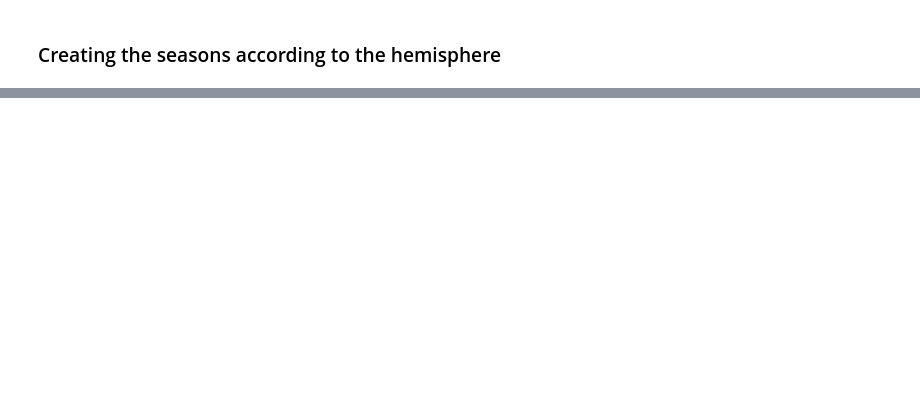
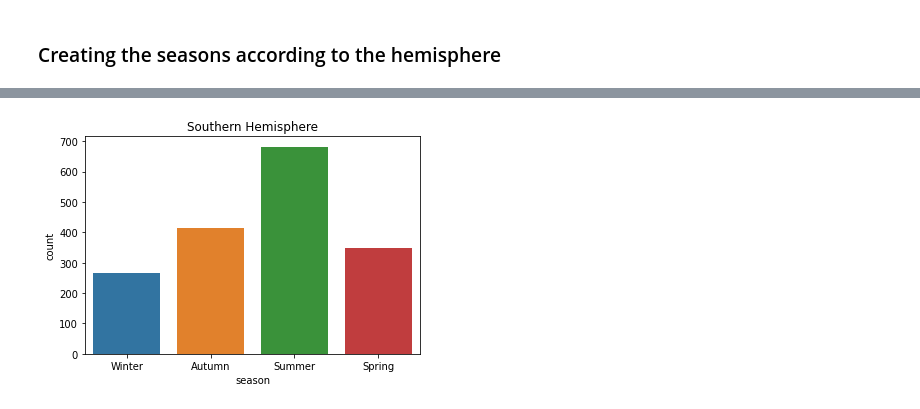
Before and after one commit to David-TC13/project_shark, a Jupyter notebook: Hypothesis 1.ipynb, the cells around one changed output, grey strips where cells are left out. Saved outputs shown, nothing was run; the diff lists cells and outputs as text; code cells hidden in the pictures; blank space fills up the shorter version.

```diff
--- a/Hypothesis 1.ipynb
+++ b/Hypothesis 1.ipynb
@@ -249,0 +166,14 @@ def find_season(month, hemisphere):
+# %%
+df_south= df_concat.loc[df_concat['hemisphere'] == "south"]#subset for southern countries
+# %%
+def south_season(month):
+    season_month_south = {
+            'Dec':'Summer', 'Jan':'Summer', 'Feb':'Summer',
+            'Mar':'Autumn', 'Apr':'Autumn', 'May':'Autumn',
+            'Jun':'Winter', 'Jul':'Winter', 'Aug':'Winter',
+            'Sep':'Spring', 'Oct':'Spring', 'Nov':'Spring'}
+    for key, value in season_month_south.items():
+        if month in key:
+            return value
+# %%
+df_south['season'] = df_south['month'].map(lambda month:south_season(month))
@@ -249,0 +251,4 @@ def find_season(month, hemisphere):
+# %%
+sns.countplot(x=df_south.season).set(title='Southern Hemisphere');
+# %% [output]
+[figure, added]
```
Also changed, not shown: parts of 31 cells of this notebook.
